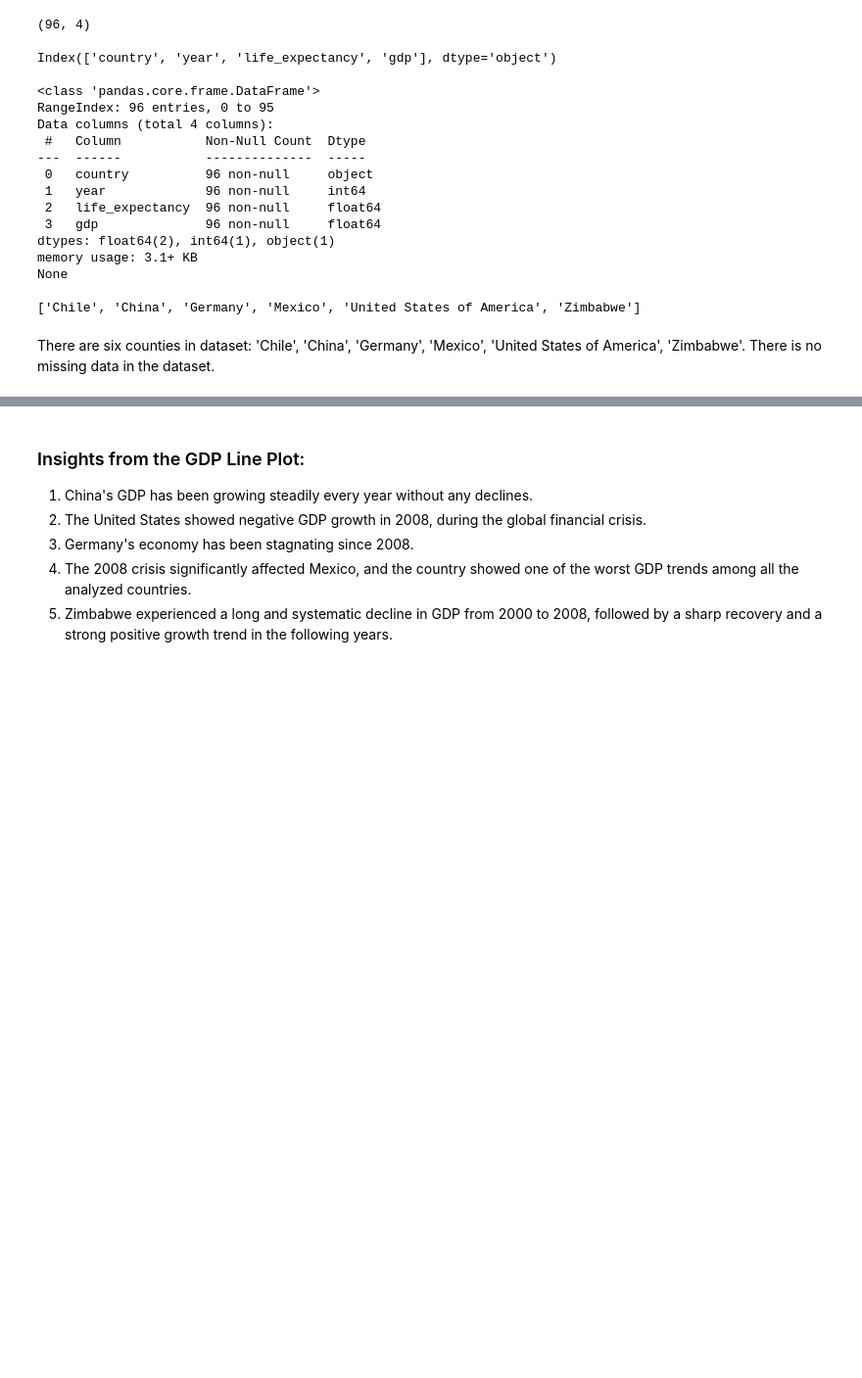
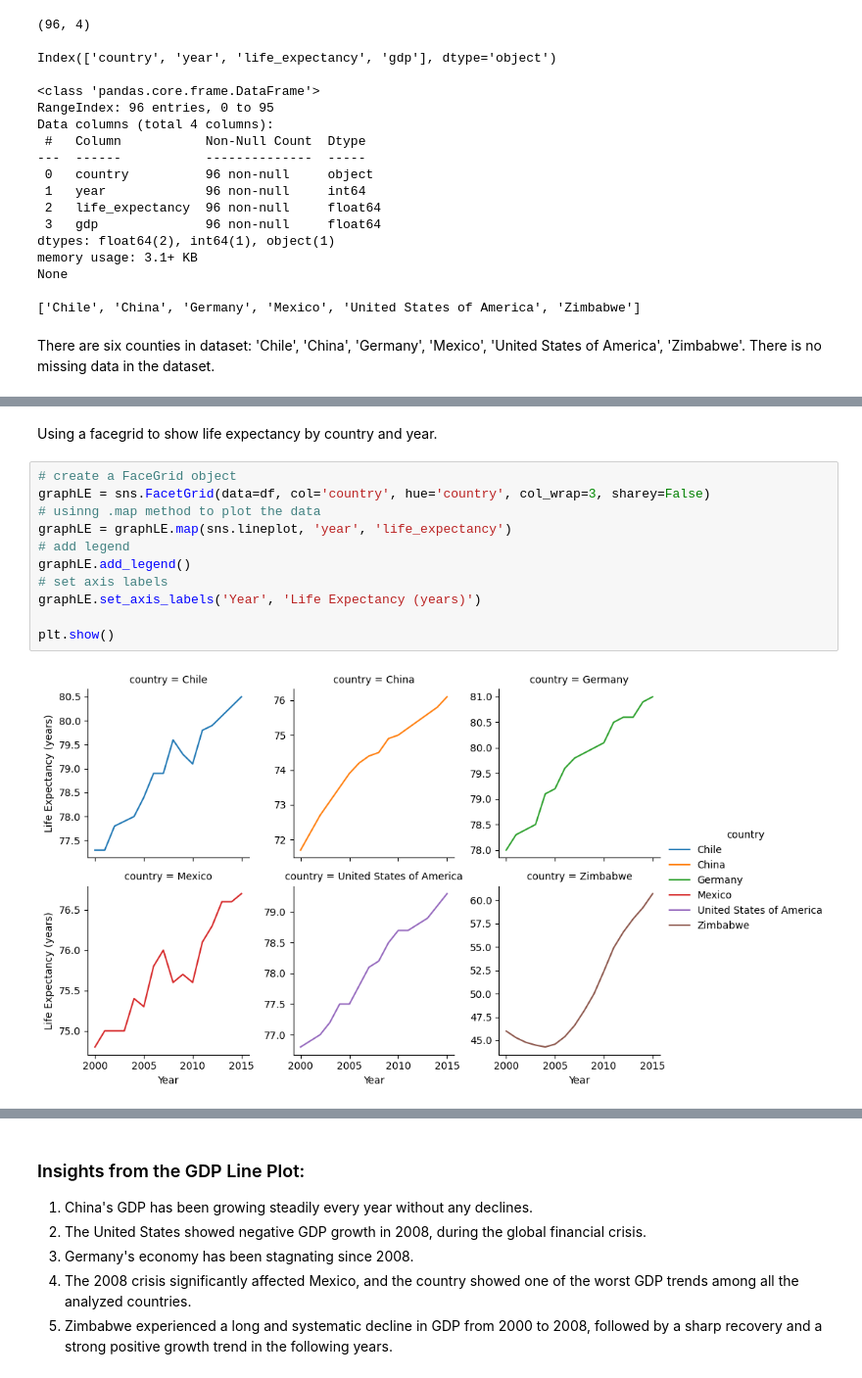
Before and after one commit to 7086600/life_expectancy_gdp_project, a Jupyter notebook: life_expectancy_gdp.ipynb, the cells around one changed output, grey strips where cells are left out. Shown at 98% size. Drawn from its saved outputs; the diff is of its cells as text; blank space fills up the shorter version.

```diff
--- a/life_expectancy_gdp.ipynb
+++ b/life_expectancy_gdp.ipynb
@@ -75 +83,16 @@ plt.show()
+# %% [markdown]
+Using a facegrid to show life expectancy by country and year.
+# %%
+# create a FaceGrid object
+graphLE = sns.FacetGrid(data=df, col='country', hue='country', col_wrap=3, sharey=False)
+# usinng .map method to plot the data
+graphLE = graphLE.map(sns.lineplot, 'year', 'life_expectancy')
+# add legend
+graphLE.add_legend()
+# set axis labels
+graphLE.set_axis_labels('Year', 'Life Expectancy (years)')
+
+plt.show()
+# %% [output]
+[figure, added]
 # %% [markdown]
```
Also changed, not shown: parts of 9 cells of this notebook.
